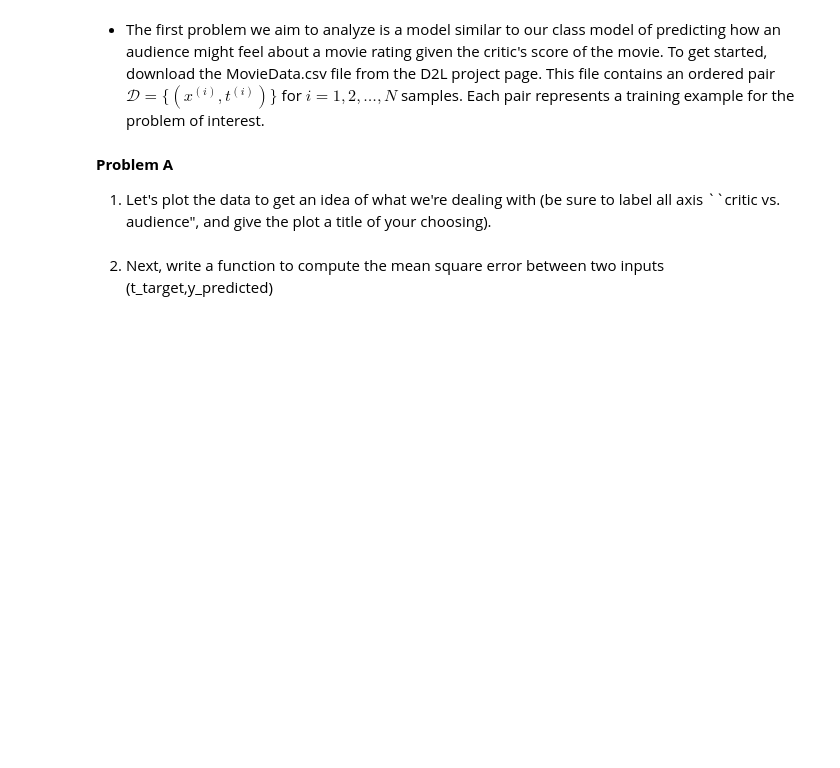
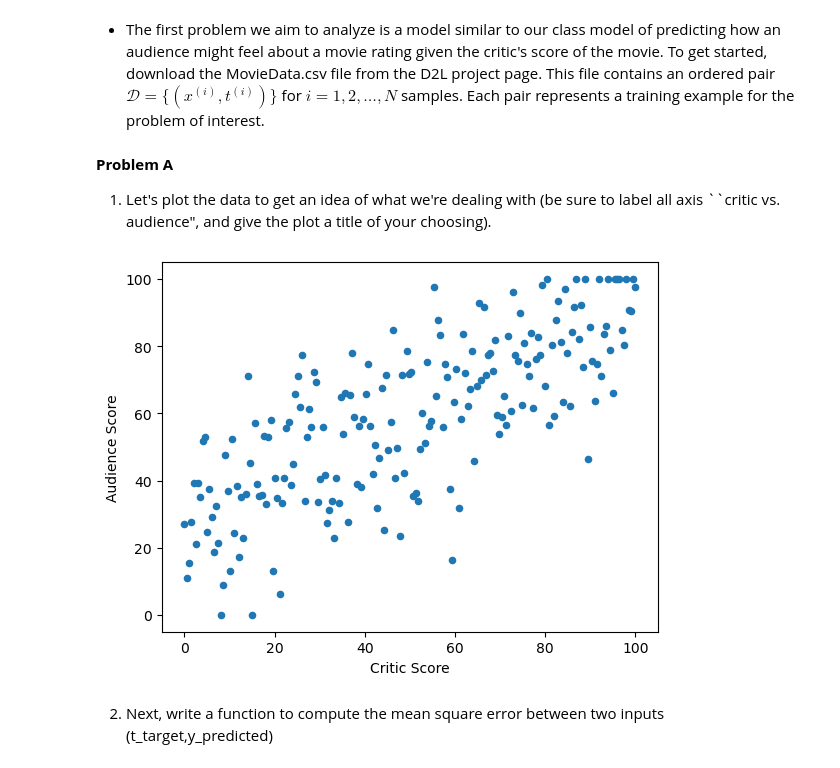
Before and after one commit to dyl80/Project1, a Jupyter notebook: Project1_S2026.ipynb, the cells around one changed output. Drawn from its saved outputs; the diff is of its cells as text; code cells hidden in the pictures; blank space fills up the shorter version.

```diff
--- a/Project1_S2026.ipynb
+++ b/Project1_S2026.ipynb
@@ -24,6 +24,11 @@ import matplotlib.pyplot as plt
 1. Let's plot the data to get an idea of what we're dealing with (be sure to label all axis ``critic vs. audience", and give the plot a title of your choosing).
 # %%
 # Read in the data (however you prefer), and plot the results using a scatter plot (don't forget your axis labels: Critic Score vs. Audience Score) #
+df = pd.read_csv('MovieData.csv')
+df.plot(kind = 'scatter', x = 'Critic Score', y = 'Audience Score')
+plt.show()
+# %% [output]
+[figure, added]
 # %% [markdown]
 2. Next, write a function to compute the mean square error between two inputs (t_target,y_predicted)
 # %%
```
Also changed, not shown: parts of 1 cell of this notebook.
